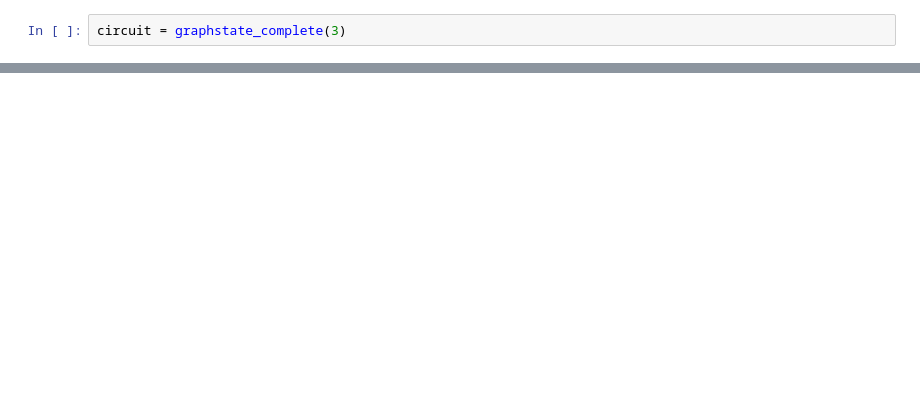
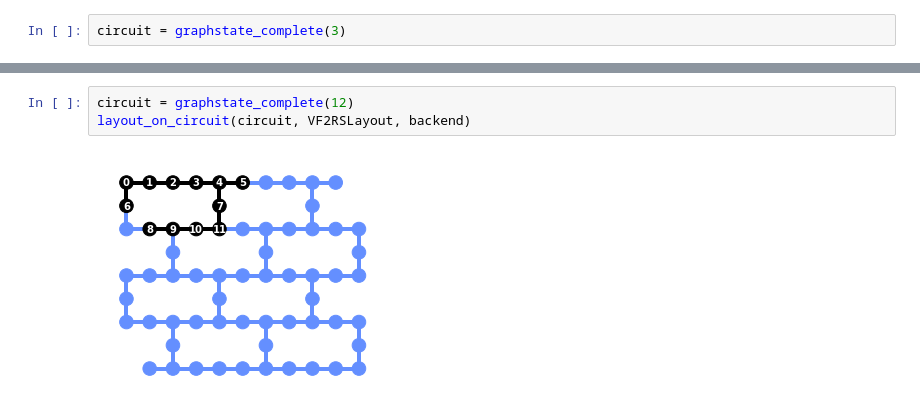
Before and after one commit to czachow/qiskit-terra, a Jupyter notebook: research/exp_shrink_cm.ipynb, the cells around one changed output, grey strips where cells are left out. Drawn from its saved outputs; the diff is of its cells as text; blank space fills up the shorter version.

```diff
--- a/research/exp_shrink_cm.ipynb
+++ b/research/exp_shrink_cm.ipynb
@@ -102,0 +59,5 @@ list(cm.edge_list())
+# %%
+circuit = graphstate_complete(12)
+layout_on_circuit(circuit, VF2RSLayout, backend)
+# %% [output]
+[figure, added]
```
Also changed, not shown: parts of 19 cells of this notebook, 3 other files.
